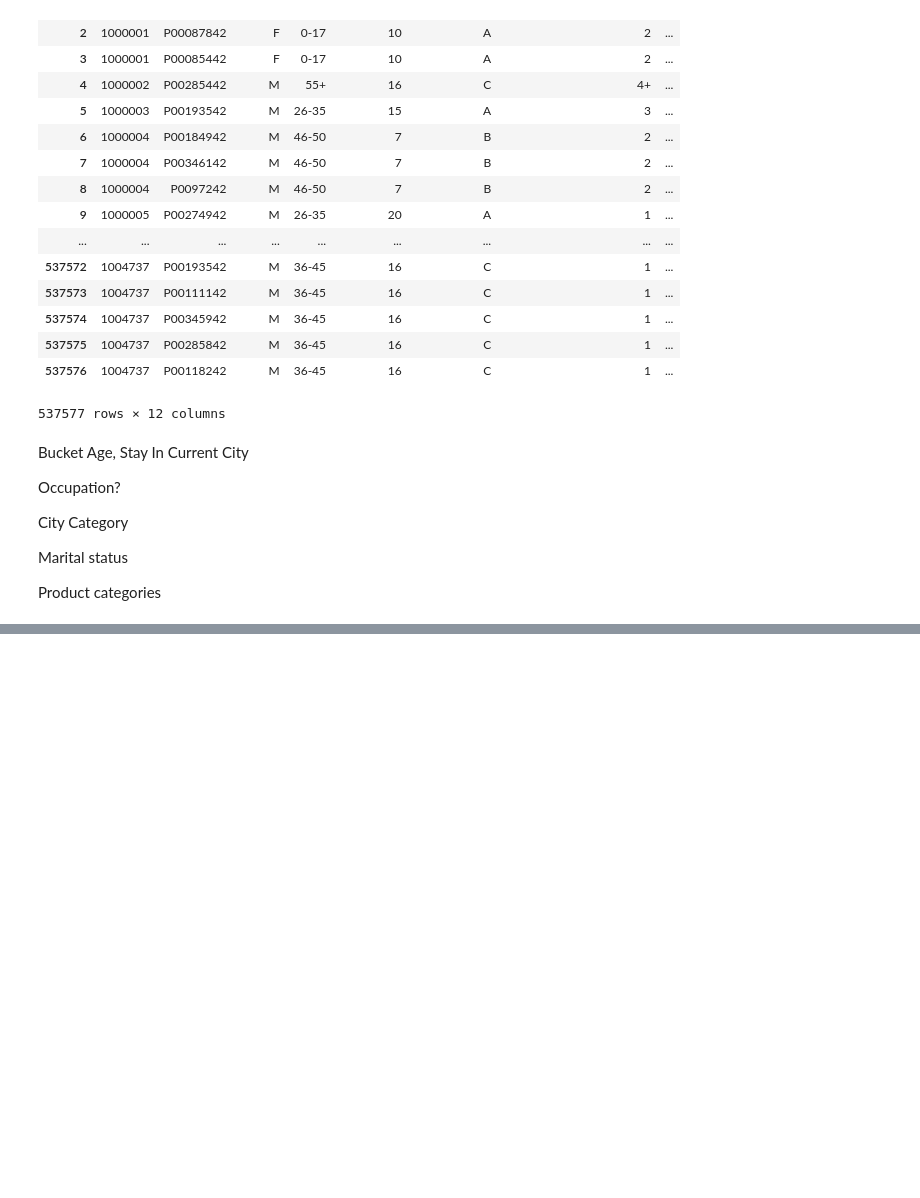
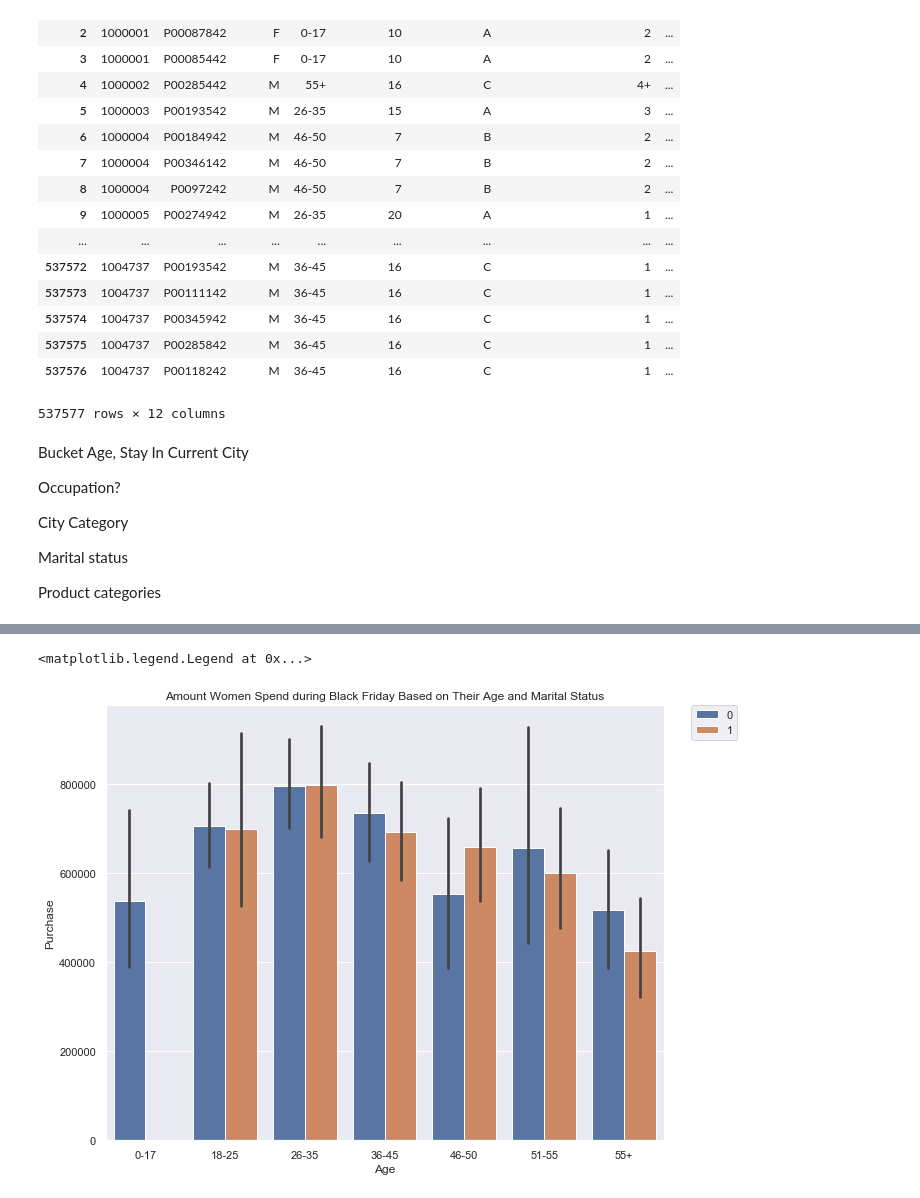
Before and after one commit to MelissieP/black-friday-consumer-behaviour, a Jupyter notebook: EDA.ipynb, the cells around one changed output, grey strips where cells are left out. Drawn from its saved outputs; the diff is of its cells as text; code cells hidden in the pictures; blank space fills up the shorter version.

```diff
--- a/EDA.ipynb
+++ b/EDA.ipynb
@@ -94,0 +133,8 @@ plt.legend(bbox_to_anchor=(1.05, 1), loc=2, borderaxespad=0.)
+# %%
+test_fem = test[test["Gender"] == "F"]
+sns.barplot(x = "Age", y = "Purchase", hue = "Marital_Status", data = test_fem)
+plt.title("Amount Women Spend during Black Friday Based on Their Age and Marital Status")
+plt.legend(bbox_to_anchor=(1.05, 1), loc=2, borderaxespad=0.)
+# %% [output]
+<matplotlib.legend.Legend at 0x...>
+[figure, added]
```
Also changed, not shown: parts of 12 cells of this notebook.
